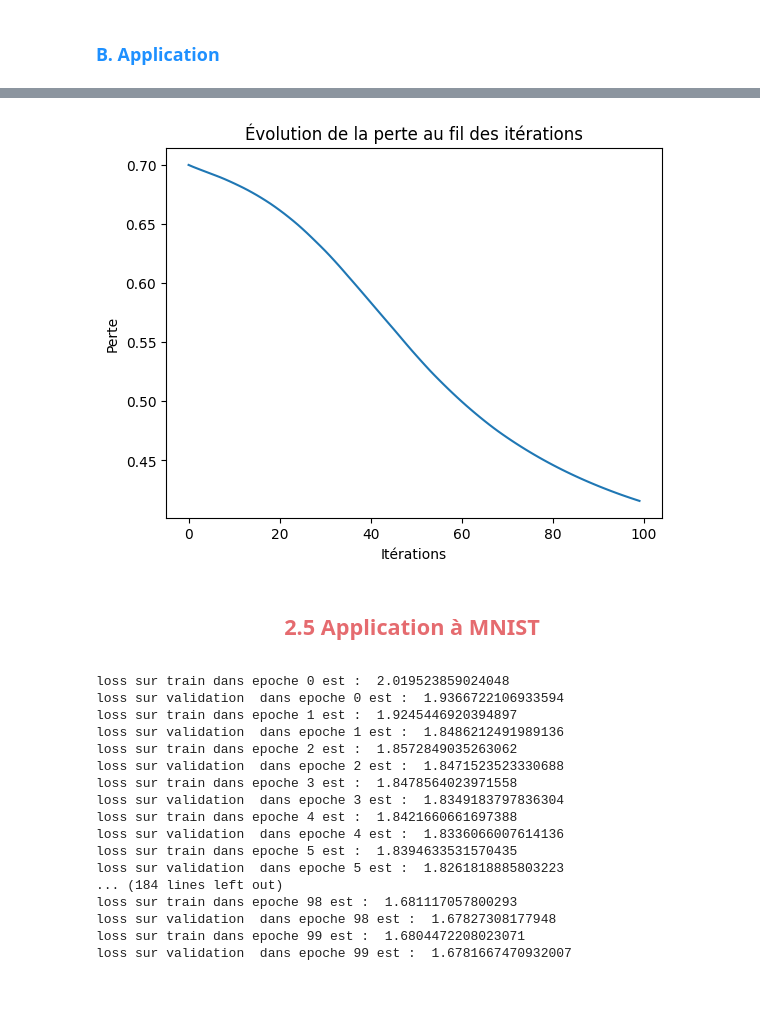
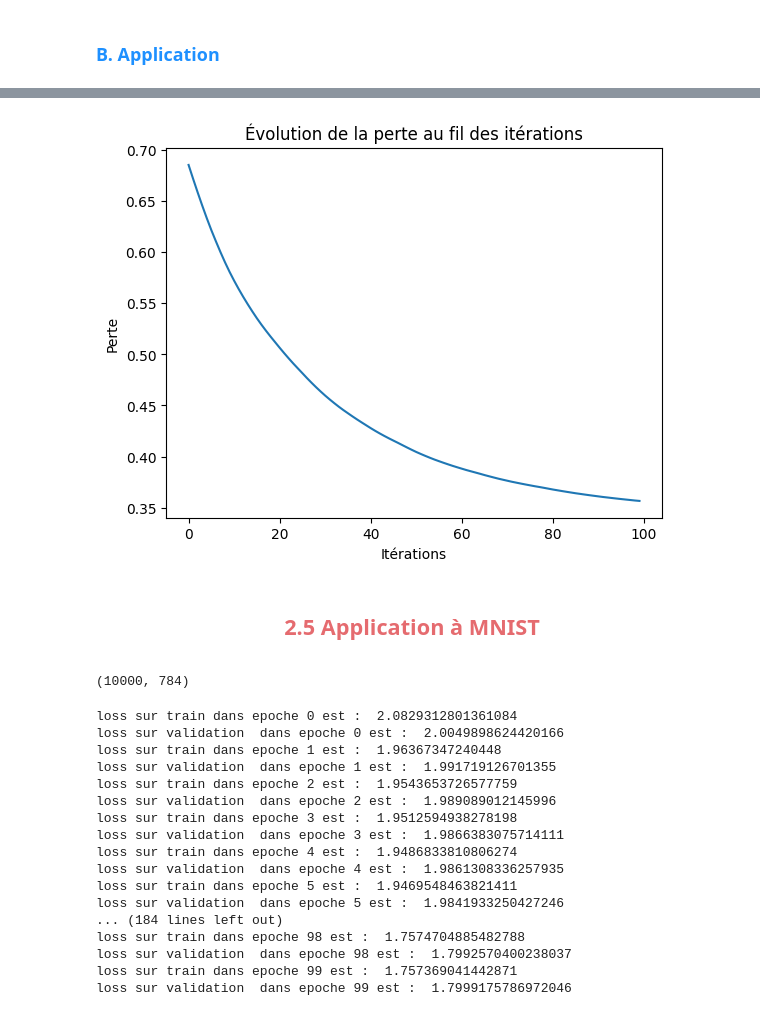
Before and after one commit to OmarElHrr/TP-1-DEEP-LEARNING, a Jupyter notebook: TP1_DL.ipynb, the cells around one changed output, grey strips where cells are left out. Drawn from its saved outputs; the diff is of its cells as text; code cells hidden in the pictures.

Commit message:
correction calcul de loss_glob

```diff
--- a/TP1_DL.ipynb
+++ b/TP1_DL.ipynb
@@ -786,6 +786,7 @@ for epoch in range(N_epoch):
         j = i * batch
         # Accumuler la perte pour le mini-batch actuel
         los_glob += los_batch
+        los_batch = 0
     #Ce bloc de code gère le cas où la taille totale des données n'est pas un multiple de la taille du mini-batch.
     if (N % batch != 0 and i ==  N // batch ) :
         # Sélectionner un mini-batch à partir des données
@@ -894,6 +895,7 @@ for epoch in range(N_epoch):
         j = i * batch
         # Accumuler la perte pour le mini-batch actuel
         loss_glob += los
+        los = 0
     #Ce bloc de code gère le cas où la taille totale des données n'est pas un multiple de la taille du mini-batch.
     if (N % batch != 0 and i ==  N // batch ) :
         # Sélectionner un mini-batch à partir des données
@@ -944,4 +946,4 @@ loss sur train dans epoch 99 :  0.41570812463760376
-[figure, old version]
+[figure, new version]
 # %% [markdown]
 <center>
 	<h2 style="color:#e56b6f">
@@ -961,5 +972,9 @@ from tensorflow.keras.datasets import mnist
 # Aplatir les images du jeu de données en vecteurs
 test_images = test_images.reshape((test_images.shape[0],-1))
 train_images = train_images.reshape((train_images.shape[0], -1))
+# %%
+test_images.shape
+# %% [output]
+(10000, 784)
 # %%
 N_epoch = 100 #nombre des epoch
@@ -980,14 +995,14 @@ loss_history = []
 loss_validation_history = []
 
 #initialiser les paramètres du modèle
-model_auto, loss_auto, optim_auto = init_model_auto(train_images.shape[1], 5, nombre_de_classes, eta)
+model_auto, loss_auto, optim_auto = init_model_auto(train_images.shape[1], 10, nombre_de_classes, eta)
 #Boucle pour l'entraînement du modèle par des époques.
 for epoch in range(N_epoch):
     j = 0
     loss_glob , loss_val = 0 , 0 #Réinitialiser la perte  du modèle pour chaque époque.
     #Diviser les données sous forme de mini-batchs.
     #Boucle sur les mini-batchs.
-    for i in range(1, N // batch + 1):
+    for i in range(1, N // (batch + 1)):
         # Sélectionner un mini-batch à partir des données
         X_epoch = train_images[j:i * batch, :]
         Y_epoch = train_labels[j: i * batch]
@@ -1003,6 +1018,7 @@ for epoch in range(N_epoch):
         j = i * batch
         # Accumuler la perte pour le mini-batch actuel
         loss_glob += los
+        los = 0
     #Ce bloc de code gère le cas où la taille totale des données n'est pas un multiple de la taille du mini-batch.
     if (N % batch != 0 and i ==  N // batch ) :
         # Sélectionner un mini-batch à partir des données
@@ -1021,7 +1037,7 @@ for epoch in range(N_epoch):
         # Accumuler la perte pour le mini-batch actuel
         loss_glob += los
     # Normalisation de la perte moyenne sur l'ensemble des mini-batchs d'une époque
-    loss_glob /=(N // batch)
+    loss_glob = loss_glob / (N / batch)
     loss_val = loss_auto(model_auto(test_images), test_labels)
     #Afficher la perte et la précision calculées sur l'ensemble d'entraînement pour chaque époque.
     print(f"loss sur train dans epoche {epoch} est : ", loss_glob.item())
@@ -1030,23 +1046,23 @@ for epoch in range(N_epoch):
     loss_history.append(loss_glob.item())
     loss_validation_history.append(loss_val.item())
 # %% [output]
-loss sur train dans epoche 0 est :  2.019523859024048
-loss sur validation  dans epoche 0 est :  1.9366722106933594
-loss sur train dans epoche 1 est :  1.9245446920394897
-loss sur validation  dans epoche 1 est :  1.8486212491989136
-loss sur train dans epoche 2 est :  1.8572849035263062
-loss sur validation  dans epoche 2 est :  1.8471523523330688
-loss sur train dans epoche 3 est :  1.8478564023971558
-loss sur validation  dans epoche 3 est :  1.8349183797836304
-loss sur train dans epoche 4 est :  1.8421660661697388
-loss sur validation  dans epoche 4 est :  1.8336066007614136
-loss sur train dans epoche 5 est :  1.8394633531570435
-loss sur validation  dans epoche 5 est :  1.8261818885803223
+loss sur train dans epoche 0 est :  2.0829312801361084
+loss sur validation  dans epoche 0 est :  2.0049898624420166
+loss sur train dans epoche 1 est :  1.96367347240448
+loss sur validation  dans epoche 1 est :  1.991719126701355
+loss sur train dans epoche 2 est :  1.9543653726577759
+loss sur validation  dans epoche 2 est :  1.989089012145996
+loss sur train dans epoche 3 est :  1.9512594938278198
+loss sur validation  dans epoche 3 est :  1.9866383075714111
+loss sur train dans epoche 4 est :  1.9486833810806274
+loss sur validation  dans epoche 4 est :  1.9861308336257935
+loss sur train dans epoche 5 est :  1.9469548463821411
+loss sur validation  dans epoche 5 est :  1.9841933250427246
 ... (184 lines left out)
-loss sur train dans epoche 98 est :  1.681117057800293
-loss sur validation  dans epoche 98 est :  1.67827308177948
-loss sur train dans epoche 99 est :  1.6804472208023071
-loss sur validation  dans epoche 99 est :  1.6781667470932007
+loss sur train dans epoche 98 est :  1.7574704885482788
+loss sur validation  dans epoche 98 est :  1.7992570400238037
+loss sur train dans epoche 99 est :  1.757369041442871
+loss sur validation  dans epoche 99 est :  1.7999175786972046
 # %%
 # Tracer la courbe de la perte sur l'ensemble d'entraînement et de validation au fil des itérations
 plt.plot(loss_history, label='Entraînement')
```
Also changed, not shown: parts of 7 cells of this notebook.
